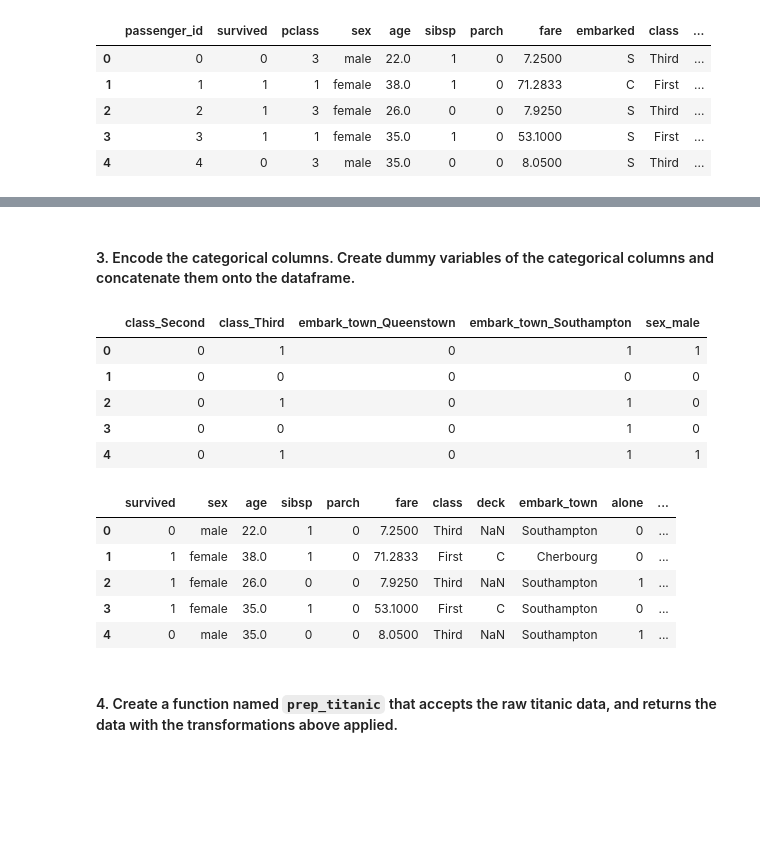
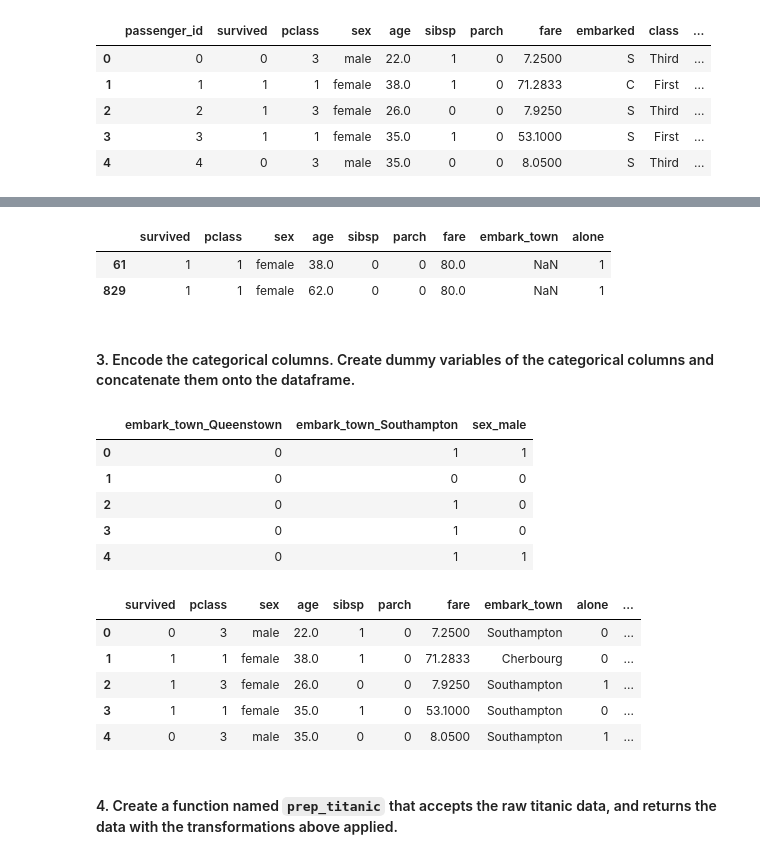
Before and after one commit to sophia-stewart/classification-exercises, a Jupyter notebook: classification_exercises.ipynb, the cells around one changed output, grey strips where cells are left out. Saved outputs shown, nothing was run; the diff lists cells and outputs as text; code cells hidden in the pictures; blank space fills up the shorter version.

```diff
--- a/classification_exercises.ipynb
+++ b/classification_exercises.ipynb
@@ -390,4 +486,6 @@ I dropped 'passenger_id' because it is the same as the index, 'pclass' because i
 # %%
-titanic = titanic.drop(columns=['passenger_id', 'pclass', 'embarked'])
+# drop unnecessary/unhelpful/duplicate columns
+titanic = titanic.drop(columns=['passenger_id', 'class', 'embarked', 'deck'])
+titanic = titanic.drop_duplicates()
 titanic.head()
 # %% [output]
@@ -400,25 +498,34 @@ titanic.head()
+# %%
+# identify columns with null values
+titanic[titanic.isna().embark_town > 0]
+# %% [output]
+|  | survived | pclass | sex | age | sibsp | parch | fare | embark_town | alone |
+| 61 | 1 | 1 | female | 38.0 | 0 | 0 | 80.0 | NaN | 1 |
+| 829 | 1 | 1 | female | 62.0 | 0 | 0 | 80.0 | NaN | 1 |
 # %% [markdown]
 #### 3. Encode the categorical columns. Create dummy variables of the categorical columns and concatenate them onto the dataframe.
 # %%
-dummies = pd.get_dummies(titanic[['class', 'embark_town', 'sex']], drop_first=True)
+# create dataframe of dummy variables
+dummies = pd.get_dummies(titanic[['embark_town', 'sex']], drop_first=True)
 dummies.head()
 # %% [output]
-|  | class_Second | class_Third | embark_town_Queenstown | embark_town_Southampton | sex_male |
-| 0 | 0 | 1 | 0 | 1 | 1 |
-| 1 | 0 | 0 | 0 | 0 | 0 |
-| 2 | 0 | 1 | 0 | 1 | 0 |
-| 3 | 0 | 0 | 0 | 1 | 0 |
-| 4 | 0 | 1 | 0 | 1 | 1 |
+|  | embark_town_Queenstown | embark_town_Southampton | sex_male |
+| 0 | 0 | 1 | 1 |
+| 1 | 0 | 0 | 0 |
+| 2 | 0 | 1 | 0 |
+| 3 | 0 | 1 | 0 |
+| 4 | 0 | 1 | 1 |
 # %%
+# concatenate dummy dataframe and titanic dataframe
 titanic = pd.concat([titanic, dummies], axis=1)
 titanic.head()
 # %% [output]
-|  | survived | sex | age | sibsp | parch | fare | class | deck | embark_town | alone | ... |
-| 0 | 0 | male | 22.0 | 1 | 0 | 7.2500 | Third | NaN | Southampton | 0 | ... |
-| 1 | 1 | female | 38.0 | 1 | 0 | 71.2833 | First | C | Cherbourg | 0 | ... |
-| 2 | 1 | female | 26.0 | 0 | 0 | 7.9250 | Third | NaN | Southampton | 1 | ... |
-| 3 | 1 | female | 35.0 | 1 | 0 | 53.1000 | First | C | Southampton | 0 | ... |
-| 4 | 0 | male | 35.0 | 0 | 0 | 8.0500 | Third | NaN | Southampton | 1 | ... |
+|  | survived | pclass | sex | age | sibsp | parch | fare | embark_town | alone | ... |
+| 0 | 0 | 3 | male | 22.0 | 1 | 0 | 7.2500 | Southampton | 0 | ... |
+| 1 | 1 | 1 | female | 38.0 | 1 | 0 | 71.2833 | Cherbourg | 0 | ... |
+| 2 | 1 | 3 | female | 26.0 | 0 | 0 | 7.9250 | Southampton | 1 | ... |
+| 3 | 1 | 1 | female | 35.0 | 1 | 0 | 53.1000 | Southampton | 0 | ... |
+| 4 | 0 | 3 | male | 35.0 | 0 | 0 | 8.0500 | Southampton | 1 | ... |
 # %% [markdown]
 #### 4. Create a function named `prep_titanic` that accepts the raw titanic data, and returns the data with the transformations above applied.
 # %%
```
Also changed, not shown: parts of 67 cells of this notebook, 1 other file.
